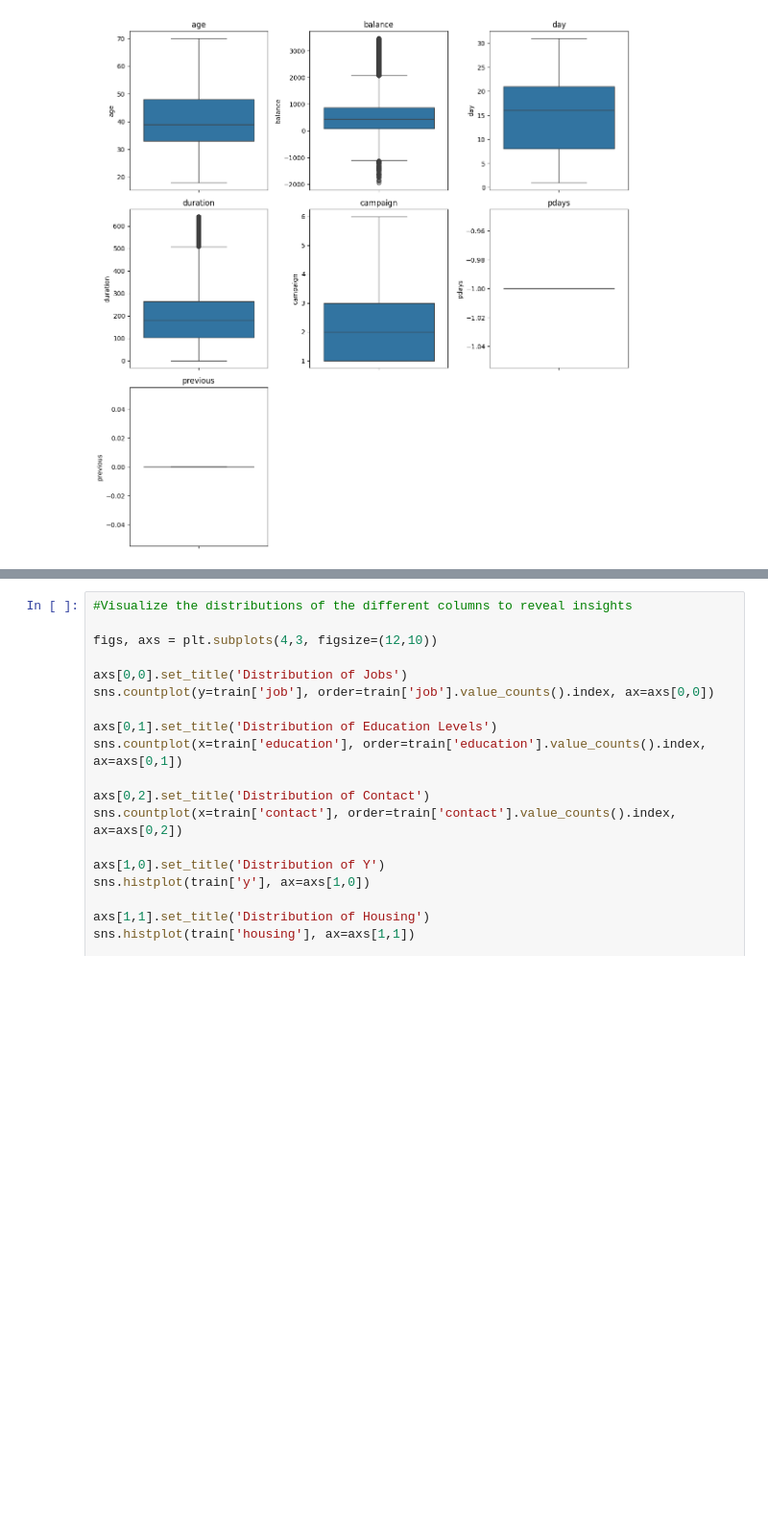
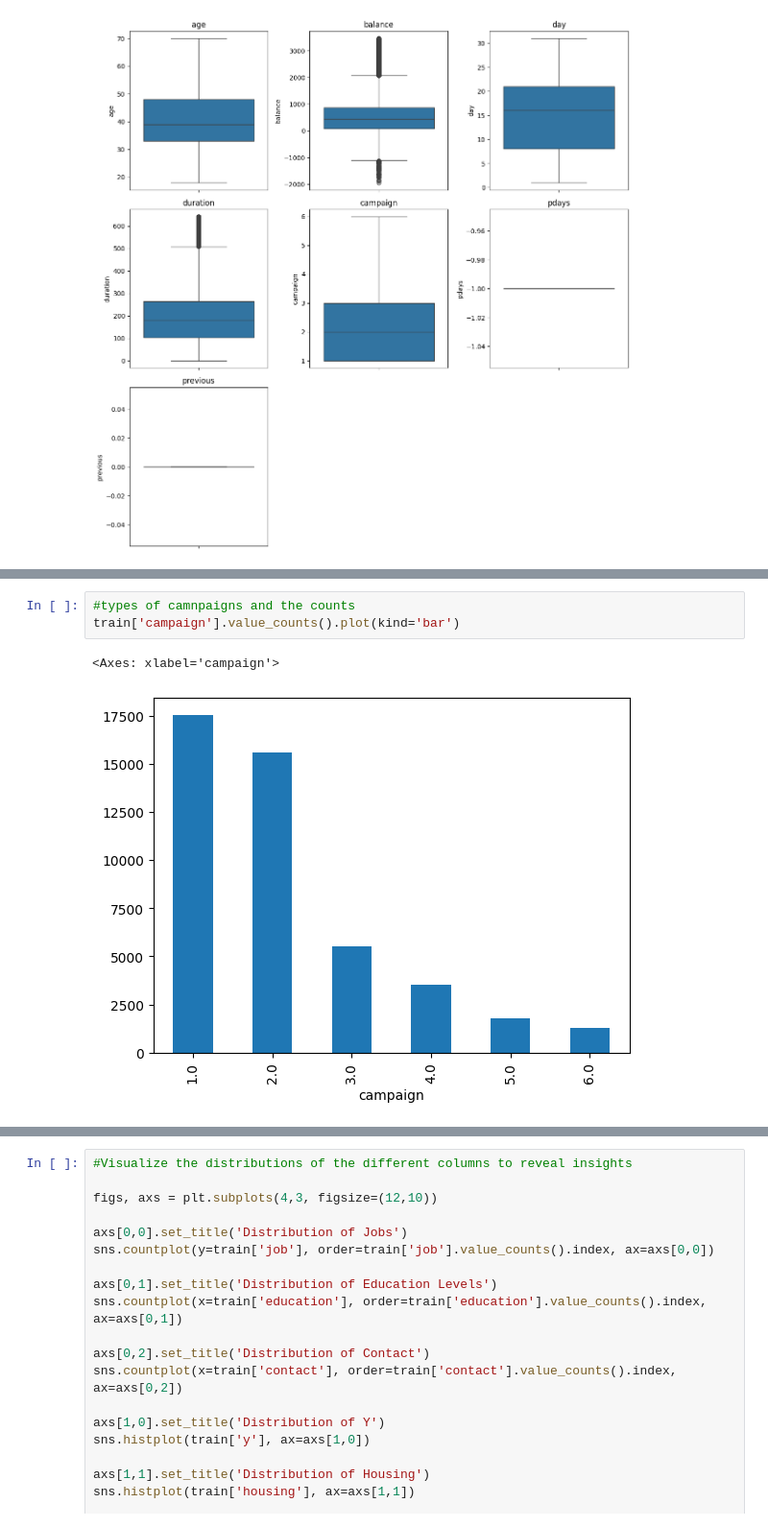
Before and after one commit to mkaudi/ExploreAI_Workplace_Project, a Jupyter notebook: QCTO---Workplace-Module-Notebook-Template-4571.ipynb, the cells around one changed output, grey strips where cells are left out. Shown at 96% size. Drawn from its saved outputs; the diff is of its cells as text; blank space fills up the shorter version.

```diff
--- a/QCTO---Workplace-Module-Notebook-Template-4571.ipynb
+++ b/QCTO---Workplace-Module-Notebook-Template-4571.ipynb
@@ -391,0 +366,6 @@ Name: count, dtype: int64
+# %%
+#types of camnpaigns and the counts
+train['campaign'].value_counts().plot(kind='bar')
+# %% [output]
+<Axes: xlabel='campaign'>
+[figure, added]
```
Also changed, not shown: parts of 19 cells of this notebook.
